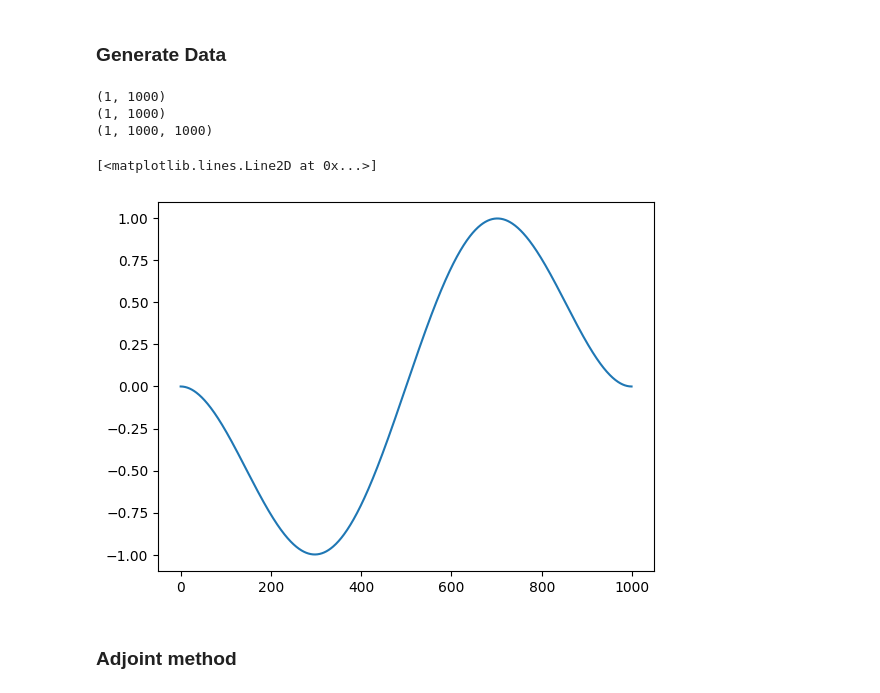
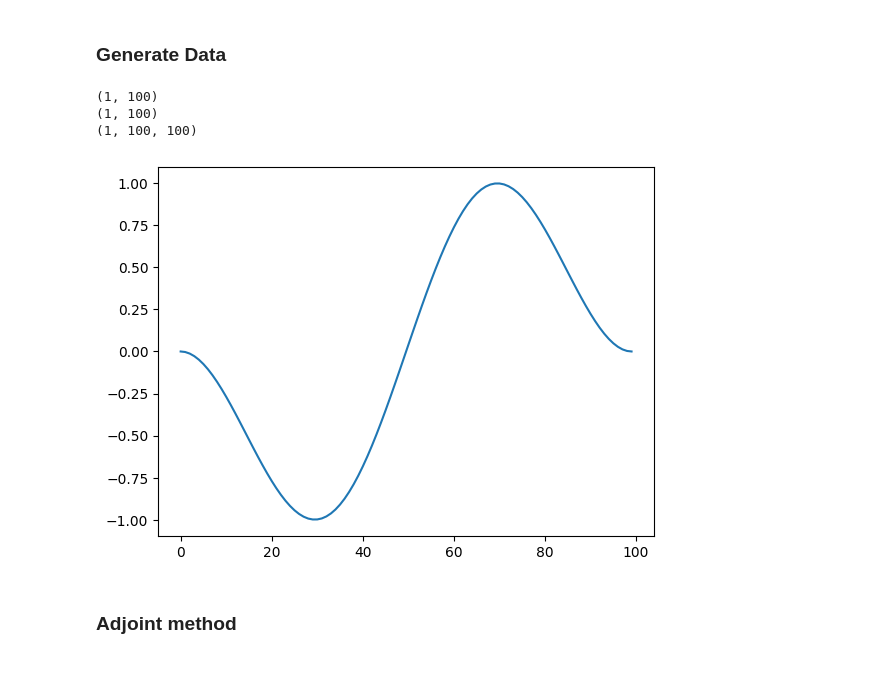
Before and after one commit to mohsensadr/DiscoverPDEAdjoint, a Jupyter notebook: Adjoint_General_nd.ipynb, the cells around one changed output. Saved outputs shown, nothing was run; the diff lists cells and outputs as text; code cells hidden in the pictures.

```diff
--- a/Adjoint_General_nd.ipynb
+++ b/Adjoint_General_nd.ipynb
@@ -157,39 +157,39 @@ def dt_cfl(dx, D_m):
 
 def heat_equation(D_m, f0_m, dx_m, dt_m, Nt_m):
     f_m = np.zeros((Nt_m, len(f0_m)))
     f_m[0,:] = f0_m
     for i in range(Nt_m-1):
         f_m[i+1,:] = f_m[i,:] - D_m * np.gradient(np.gradient(f_m[i,:]))/dx_m**2 * dt_m
     return f_m
 
 L = 1.0  # Length of the domain
-Nx = 1000  # Number of spatial grid points
+Nx = 100  # Number of spatial grid points
 D_ex = -1.0  # Thermal diffusivity
 
 dx = L/Nx
 dt = dt_cfl(dx, D_ex)
-Nt = 1000
+Nt = 100
 T = dt*Nt
 
 # Initial condition
 x =  np.linspace(0, L, Nx)
 f0 = 5.*np.sin(2.* np.pi * x)*x*(x-L)
 fs = heat_equation(D_ex, f0, dx, dt, Nt) #*np.random.normal(0.,0.001,(Nt,Nx)) # (Nt, Nx)
 
 dx = np.array([dx])
 x = np.array([x])
 f0 = np.array([f0])
 fs = np.array([fs])
 
 print(x.shape)
 print(f0.shape)
 print(fs.shape)
 plt.plot(f0[0])
+plt.show()
 # %% [output]
-(1, 1000)
-(1, 1000)
-(1, 1000, 1000)
+(1, 100)
+(1, 100)
+(1, 100, 100)
-[<matplotlib.lines.Line2D at 0x...>]
-[figure, old version]
+[figure, new version]
 # %% [markdown]
 ### Adjoint method
```
Also changed, not shown: parts of 6 cells of this notebook.
